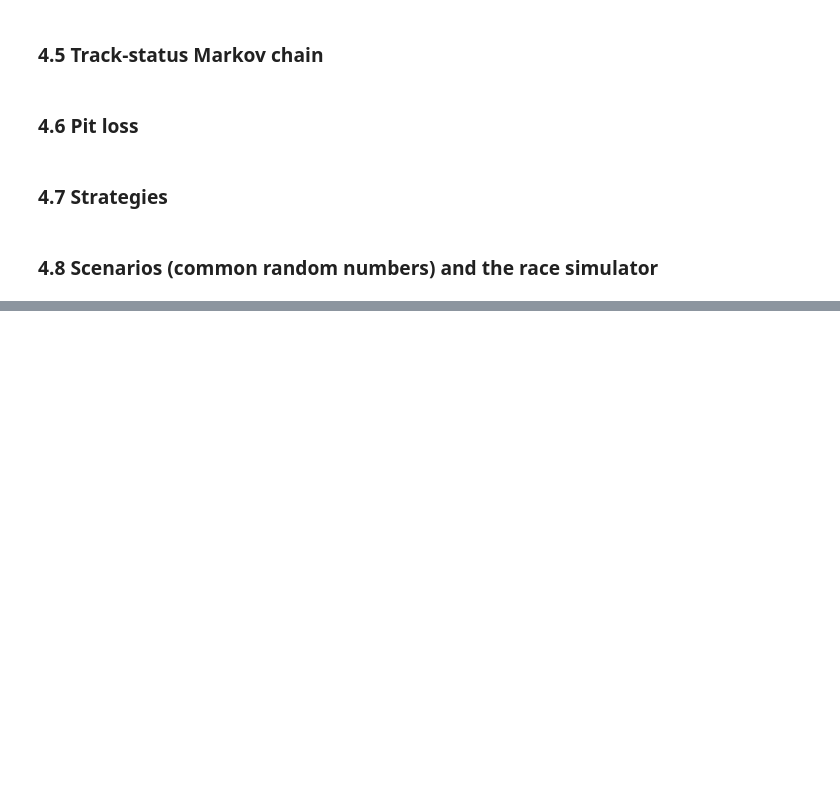
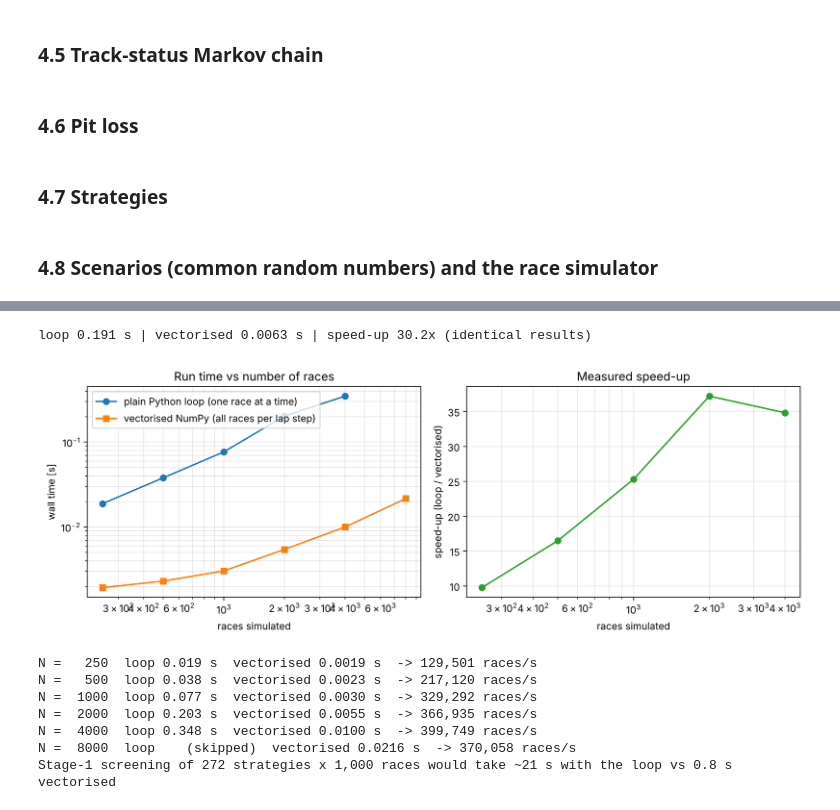
Before and after one commit to dinukacodes/f1-pit-strategy-simulator, a Jupyter notebook: notebook/f1_pit_strategy_simulator.ipynb, the cells around one changed output, grey strips where cells are left out. Drawn from its saved outputs; the diff is of its cells as text; code cells hidden in the pictures; blank space fills up the shorter version.

```diff
--- a/notebook/f1_pit_strategy_simulator.ipynb
+++ b/notebook/f1_pit_strategy_simulator.ipynb
@@ -1185,0 +1420,38 @@ Answer to the question (baseline P_GS = 0.020):
+# %%
+scen = draw_scenarios(2000, p, SEED + 7)
+t_loop, a = timed(lambda: np.array([simulate_race_loop(best1, p, scen, i) for i in range(2000)]))
+t_vec, b = timed(lambda: simulate_scenarios(best1, p, scen))
+assert np.max(np.abs(a - b)) < 1e-9
+print("loop %.3f s | vectorised %.4f s | speed-up %.1fx (identical results)" % (t_loop, t_vec, t_loop / t_vec))
+
+# scaling with the number of replications (median of 3 runs each)
+Ns_perf = [250, 500, 1000, 2000, 4000, 8000]
+t_l, t_v = [], []
+for n in Ns_perf:
+    sc_ = draw_scenarios(n, p, SEED + 70 + n)
+    t_l.append(timed(lambda: [simulate_race_loop(best1, p, sc_, i) for i in range(n)])[0] if n <= 4000 else np.nan)
+    t_v.append(timed(lambda: simulate_scenarios(best1, p, sc_))[0])
+t_l, t_v = np.array(t_l), np.array(t_v)
+ok = np.isfinite(t_l)
+fig, axs = plt.subplots(1, 2, figsize=(11, 4))
+axs[0].loglog(np.array(Ns_perf)[ok], t_l[ok], "o-", label="plain Python loop (one race at a time)")
+axs[0].loglog(Ns_perf, t_v, "s-", label="vectorised NumPy (all races per lap step)")
+axs[0].set_xlabel("races simulated"); axs[0].set_ylabel("wall time [s]"); axs[0].set_title("Run time vs number of races")
+axs[0].legend(); axs[0].grid(True, which="both", alpha=.3)
+axs[1].semilogx(np.array(Ns_perf)[ok], t_l[ok] / t_v[ok], "o-", color="C2")
+axs[1].set_xlabel("races simulated"); axs[1].set_ylabel("speed-up (loop / vectorised)"); axs[1].set_title("Measured speed-up")
+axs[1].grid(True, which="both", alpha=.3); fig.tight_layout(); fig.savefig(os.path.join(FIG_DIR, "performance_scaling.png"), dpi=150); plt.show()
+for n, a_, b_ in zip(Ns_perf, t_l, t_v):
+    print("N = %5d  loop %s  vectorised %.4f s  -> %s races/s" % (n, "%.3f s" % a_ if a_ == a_ else "   (skipped)", b_, "{:,.0f}".format(n / b_)))
+print("Stage-1 screening of %d strategies x 1,000 races would take ~%.0f s with the loop vs %.1f s vectorised"
+      % (len(cands), len(cands) * t_l[2], len(cands) * t_v[2]))
+# %% [output]
+loop 0.191 s | vectorised 0.0063 s | speed-up 30.2x (identical results)
+[figure, added]
+N =   250  loop 0.019 s  vectorised 0.0019 s  -> 129,501 races/s
+N =   500  loop 0.038 s  vectorised 0.0023 s  -> 217,120 races/s
+N =  1000  loop 0.077 s  vectorised 0.0030 s  -> 329,292 races/s
+N =  2000  loop 0.203 s  vectorised 0.0055 s  -> 366,935 races/s
+N =  4000  loop 0.348 s  vectorised 0.0100 s  -> 399,749 races/s
+N =  8000  loop    (skipped)  vectorised 0.0216 s  -> 370,058 races/s
+Stage-1 screening of 272 strategies x 1,000 races would take ~21 s with the loop vs 0.8 s vectorised
```
Also changed, not shown: parts of 50 cells of this notebook, 6 other files.
